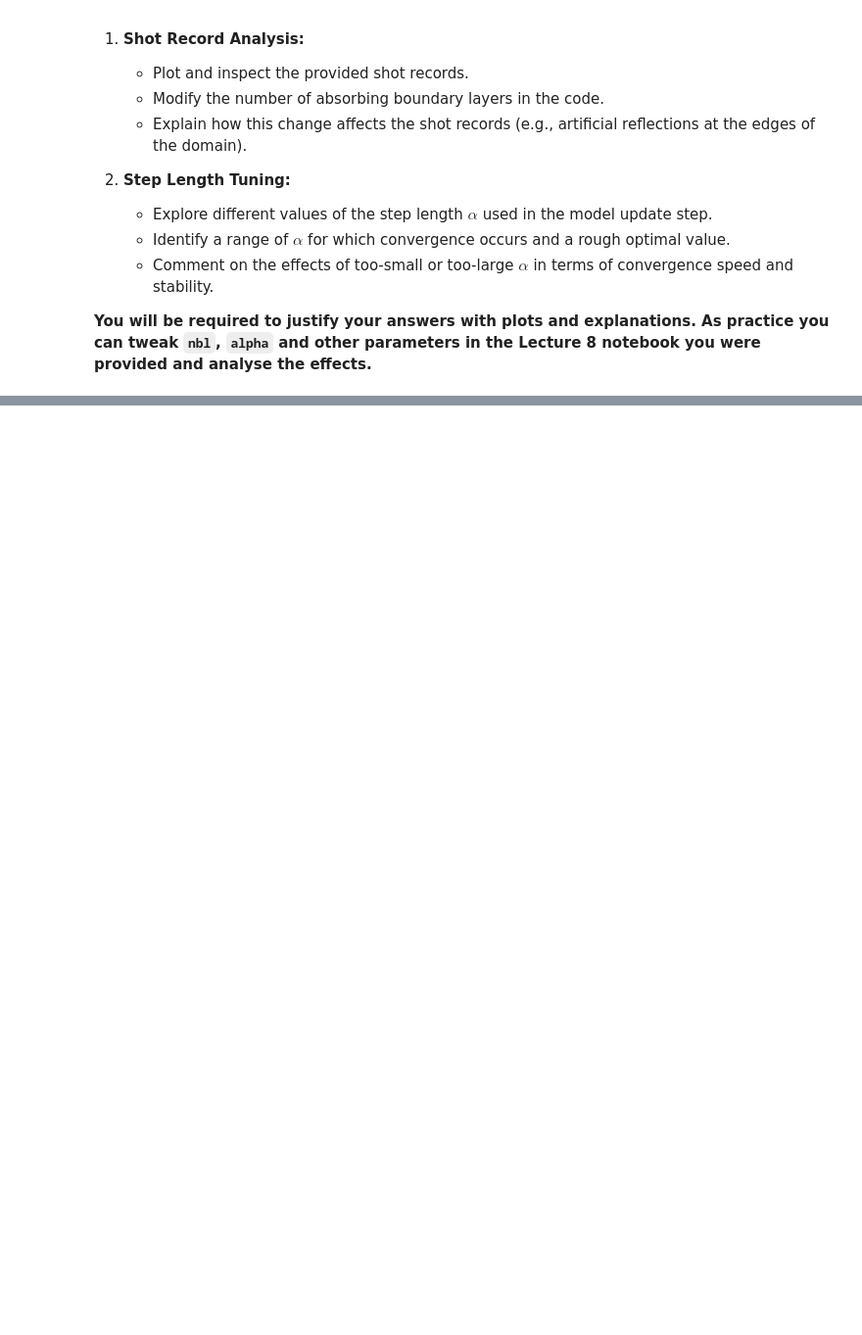
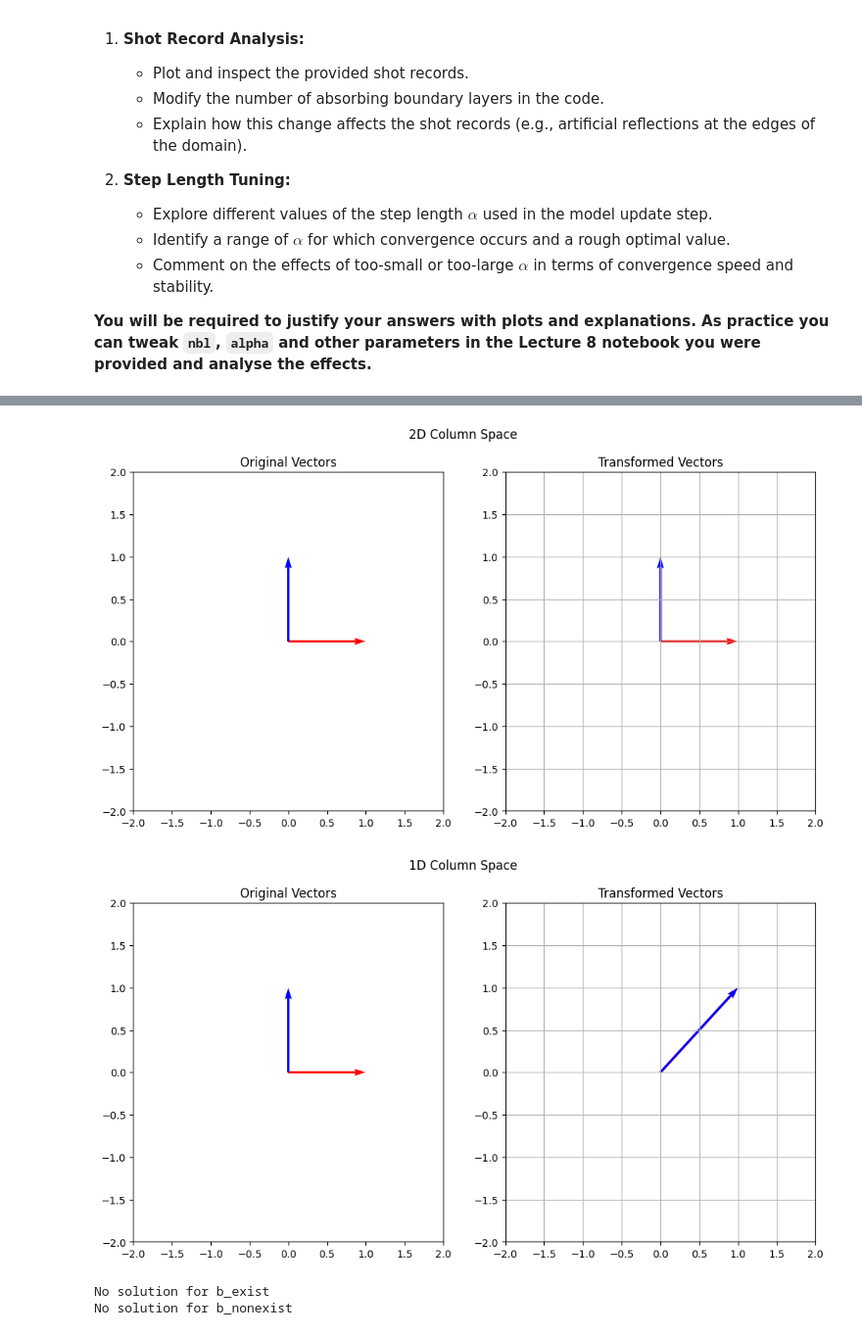
Before and after one commit to zhn66776/AIM1, a Jupyter notebook: Applied_Inversion_2025_FWI_test_prep.ipynb, the cells around one changed output, grey strips where cells are left out. Shown: that part at 98% size. Saved outputs shown, nothing was run; the diff lists cells and outputs as text; code cells hidden in the pictures; blank space fills up the shorter version.

```diff
--- a/Applied_Inversion_2025_FWI_test_prep.ipynb
+++ b/Applied_Inversion_2025_FWI_test_prep.ipynb
@@ -40,0 +79,57 @@ $$ f(x, y) = 3x^2 + y^2 + 4xy - 6x - 9y $$
+# %%
+import numpy as np
+import matplotlib.pyplot as plt
+
+def plot_vectors(vectors, colors, ax):
+    for i, vector in enumerate(vectors):
+        ax.quiver(0, 0, vector[0], vector[1], angles='xy', scale_units='xy', scale=1, color=colors[i])
+
+def visualize_mapping(A, vectors, title):
+    fig, ax = plt.subplots(1, 2, figsize=(12, 6))
+    ax[0].set_xlim(-2, 2)
+    ax[0].set_ylim(-2, 2)
+    ax[0].set_title('Original Vectors')
+    plot_vectors(vectors, ['red', 'blue'], ax[0])
+
+    # Apply matrix A to each vector
+    transformed_vectors = [A @ vector for vector in vectors]
+
+    ax[1].set_xlim(-2, 2)
+    ax[1].set_ylim(-2, 2)
+    ax[1].set_title('Transformed Vectors')
+    plot_vectors(transformed_vectors, ['red', 'blue'], ax[1])
+
+    fig.suptitle(title)
+    plt.grid()
+    plt.show()
+
+# Example with 2D Column Space
+A_2D = np.array([[1, 0], [0, 1]])
+vectors_2D = [np.array([1, 0]), np.array([0, 1])]
+visualize_mapping(A_2D, vectors_2D, "2D Column Space")
+
+# Example with 1D Column Space
+A_1D = np.array([[1, 1], [1, 1]])
+vectors_1D = [np.array([1, 0]), np.array([0, 1])]
+visualize_mapping(A_1D, vectors_1D, "1D Column Space")
+
+# Demonstrating Existence vs Non-existence of Solutions
+b_exist = np.array([2, 2])
+b_nonexist = np.array([2, 3])
+
+try:
+    x_exist = np.linalg.solve(A_1D, b_exist)
+    print("Solution for b_exist:", x_exist)
+except np.linalg.LinAlgError:
+    print("No solution for b_exist")
+
+try:
+    x_nonexist = np.linalg.solve(A_1D, b_nonexist)
+    print("Solution for b_nonexist:", x_nonexist)
+except np.linalg.LinAlgError:
+    print("No solution for b_nonexist")
+# %% [output]
+[figure, added]
+[figure, added]
+No solution for b_exist
+No solution for b_nonexist
```
Also changed, not shown: parts of 2 cells of this notebook, 3 other files.
